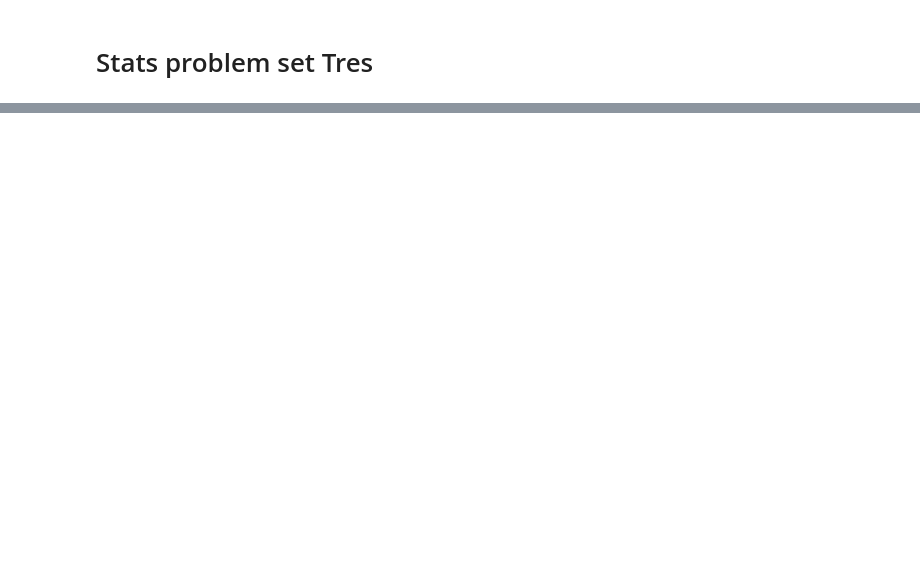
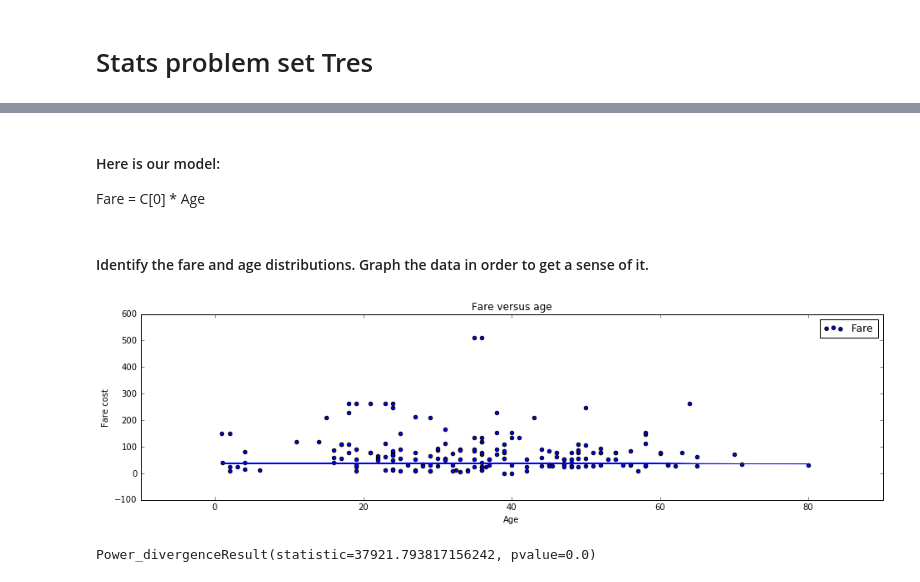
Before and after one commit to tesmonrd/statistics-ex, a Jupyter notebook: stats-3.ipynb, the cells around one changed output, grey strips where cells are left out. Cells and saved outputs as stored; diff of their text form; code cells hidden in the pictures; blank space fills up the shorter version.

```diff
--- a/stats-3.ipynb
+++ b/stats-3.ipynb
@@ -36,0 +70,31 @@ df.describe()
+# %% [markdown]
+#### Here is our model:
+
+Fare = C[0] * Age
+# %% [markdown]
+#### Identify the fare and age distributions. Graph the data in order to get a sense of it.
+# %%
+df.dropna(inplace=True)
+
+fare = df.Fare
+age = df.Age
+
+plt.figure(figsize=(16, 4))
+plt.scatter(age, fare)
+plt.legend()
+plt.ylabel("Fare cost")
+plt.xlabel("Age")
+plt.title("Fare versus age")
+
+slope, intercept, r_value, p_value, std_err = linregress(fare,age)
+expected = [slope*x+intercept for x in age]
+plt.plot(age, expected, '-')
+plt.show()
+# %% [output]
+[figure, added]
+# %%
+observed = fare
+chi_val = chisquare(observed, expected, ddof=3)
+print(chi_val)
+# %% [output]
+Power_divergenceResult(statistic=37921.793817156242, pvalue=0.0)
```
Also changed, not shown: parts of 13 cells of this notebook.
